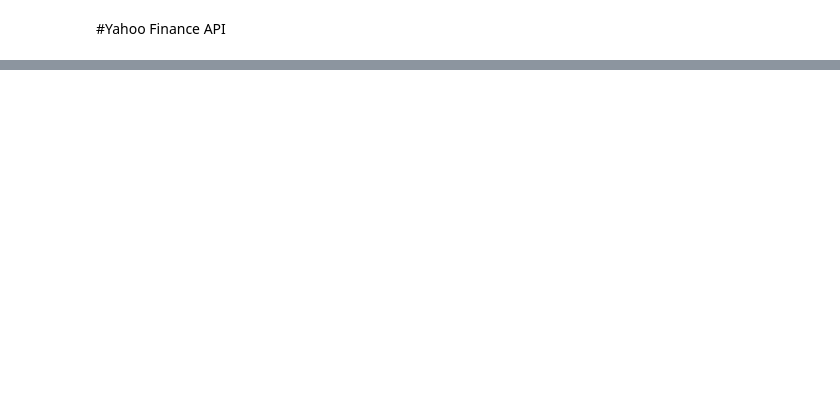
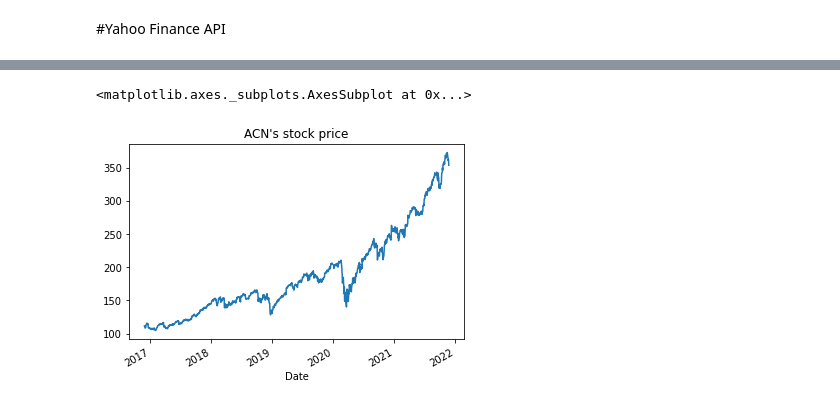
Before and after one commit to TVaibhavi/AIDI_1100_01_FINAL-PROJECT_GROUP-4, a Jupyter notebook: AIDI_1100_01_FINAL_PROJECT_GROUP_4_update2.ipynb, the cells around one changed output, grey strips where cells are left out. Cells and saved outputs as stored; diff of their text form; code cells hidden in the pictures; blank space fills up the shorter version.

```diff
--- a/AIDI_1100_01_FINAL_PROJECT_GROUP_4_update2.ipynb
+++ b/AIDI_1100_01_FINAL_PROJECT_GROUP_4_update2.ipynb
@@ -86,0 +197,7 @@ df_stockSymbols = df_stockSymbols.dropna()
+# %%
+ticker = yf.Ticker(random_pick[1])
+stock_df = ticker.history(period="5y")
+stock_df['Close'].plot(title=random_pick[1] + "'s stock price")
+# %% [output]
+<matplotlib.axes._subplots.AxesSubplot at 0x...>
+[figure, added]
```
Also changed, not shown: parts of 14 cells of this notebook.
